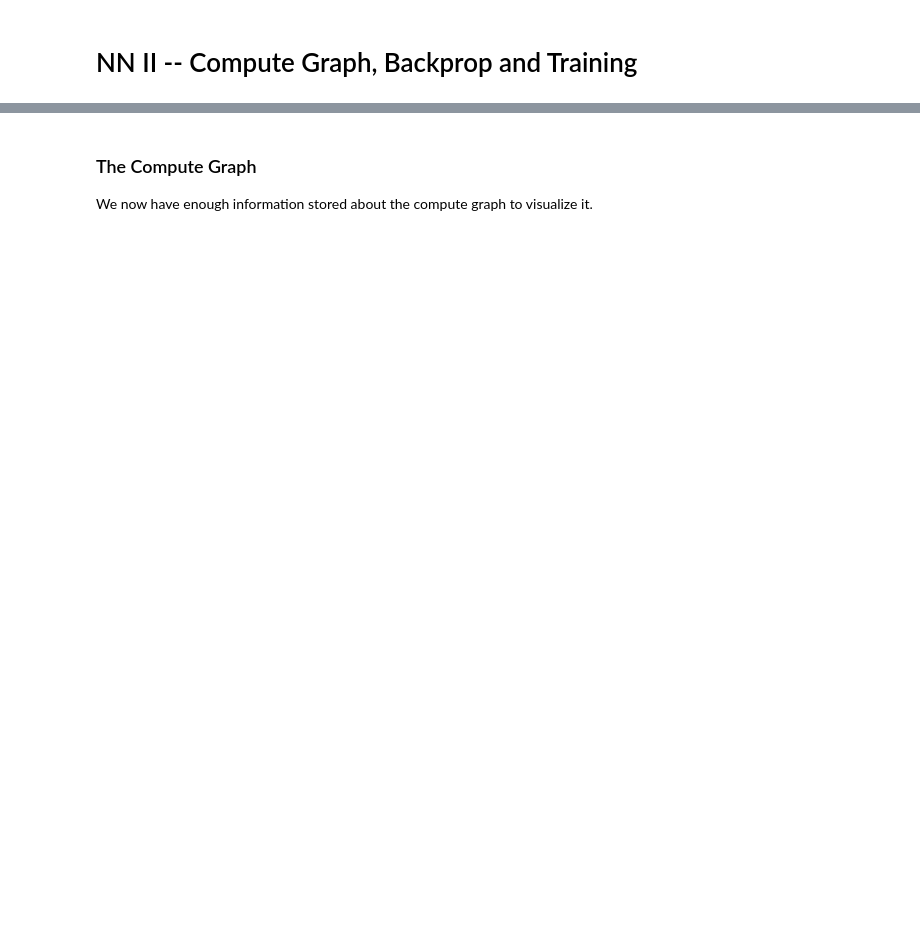
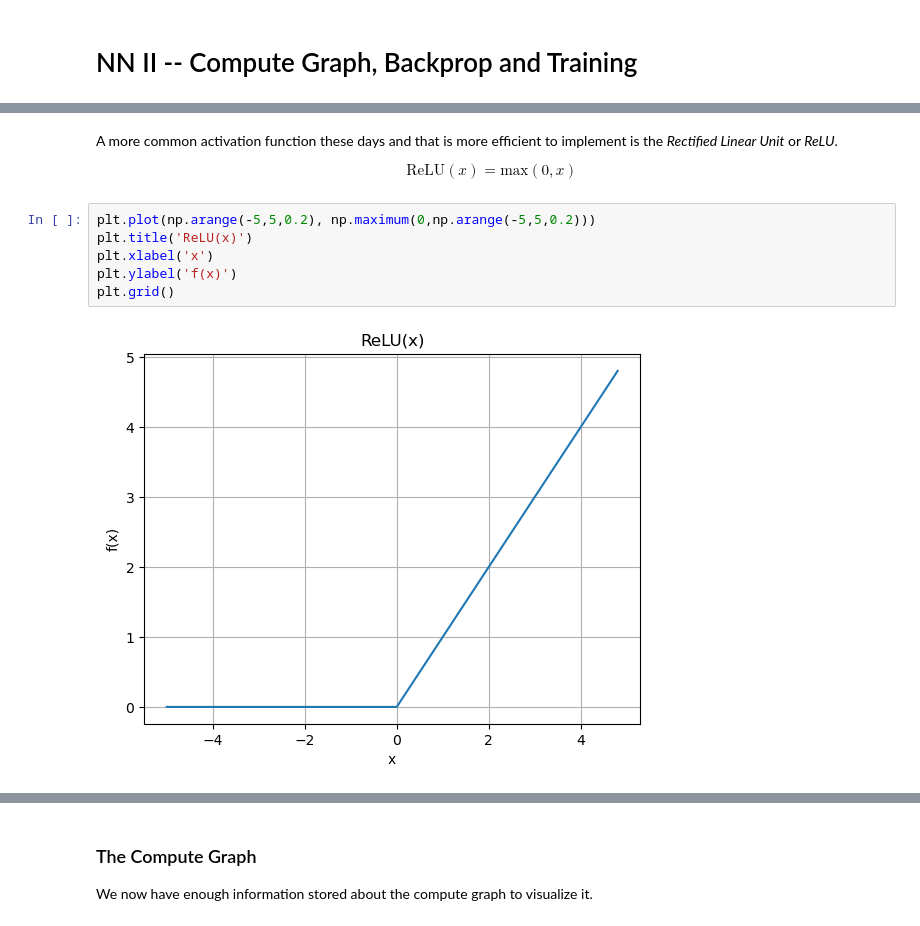
Before and after one commit to mcrovella/DS701-Tools-for-Data-Science, a Jupyter notebook: 24-NN-II-Backprop.ipynb, the cells around one changed output, grey strips where cells are left out. Cells and saved outputs as stored; diff of their text form; blank space fills up the shorter version.

```diff
--- a/24-NN-II-Backprop.ipynb
+++ b/24-NN-II-Backprop.ipynb
@@ -2,0 +115,12 @@
+# %% [markdown]
+A more common activation function these days and that is more efficient to implement is the _Rectified Linear Unit_ or _ReLU_.
+
+$$ \textrm{ReLU}(x) = \mathrm{max}(0, x) $$
+# %%
+plt.plot(np.arange(-5,5,0.2), np.maximum(0,np.arange(-5,5,0.2)))
+plt.title('ReLU(x)')
+plt.xlabel('x')
+plt.ylabel('f(x)')
+plt.grid()
+# %% [output]
+[figure, added]
```
Also changed, not shown: parts of 161 cells of this notebook.
